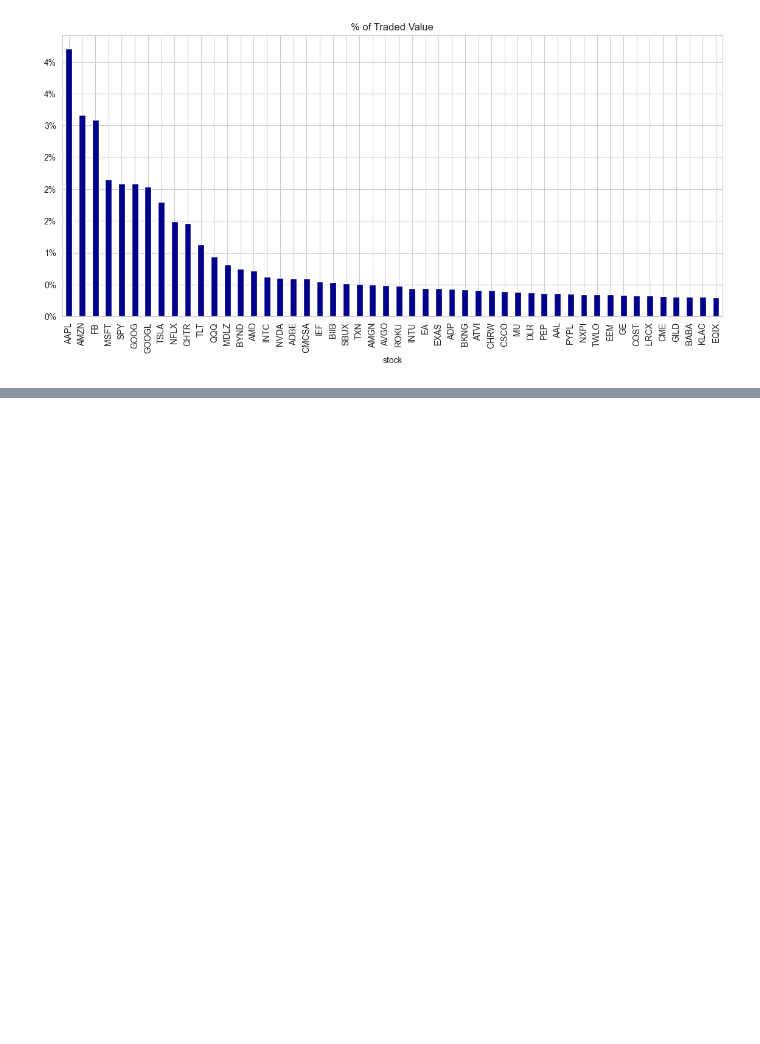
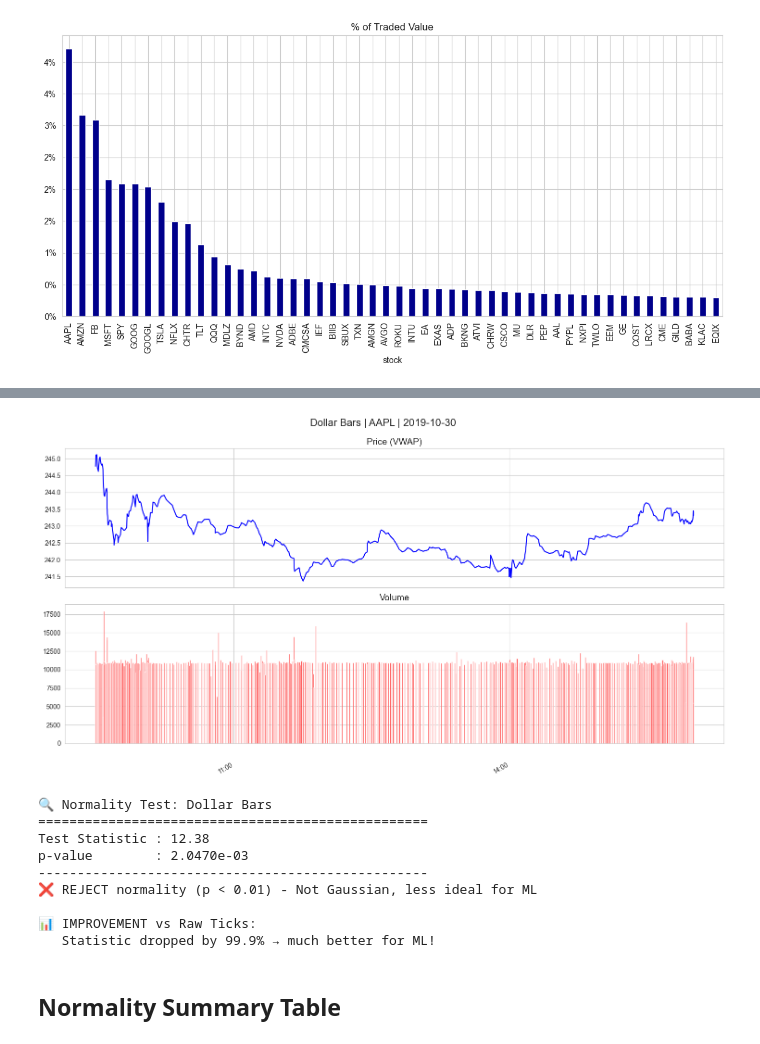
Before and after one commit to alanwnl/machine-learning-for-trading, a Jupyter notebook: 02_market_and_fundamental_data/01_NASDAQ_TotalView-ITCH_Order_Book/03_normalize_tick_data.ipynb, the cells around one changed output, grey strips where cells are left out. Drawn from its saved outputs; the diff is of its cells as text; code cells hidden in the pictures; blank space fills up the shorter version.

```diff
--- a/02_market_and_fundamental_data/01_NASDAQ_TotalView-ITCH_Order_Book/03_normalize_tick_data.ipynb
+++ b/02_market_and_fundamental_data/01_NASDAQ_TotalView-ITCH_Order_Book/03_normalize_tick_data.ipynb
@@ -282,0 +345,34 @@ price_volume(dollar_bars.set_index('timestamp'),
+# %%
+with pd.HDFStore(order_book_store) as store:
+    trades = store['{}/trades'.format(stock)]
+
+trades.price = trades.price.mul(1e-4)
+trades = trades[trades.cross == 0]
+trades = trades.between_time(market_open, market_close).drop('cross', axis=1)
+
+value_per_min = trades.shares.mul(trades.price).sum() / (60 * 7.5)
+trades['cumul_val'] = trades.shares.mul(trades.price).cumsum()
+
+df = trades.reset_index()
+by_value = df.groupby(df.cumul_val.div(value_per_min).round().astype(int))
+dollar_bars = pd.concat([by_value.timestamp.last().to_frame('timestamp'),
+                         get_bar_stats(by_value)], axis=1)
+
+price_volume(dollar_bars.set_index('timestamp'),
+             suptitle=f'Dollar Bars | {stock} | {pd.to_datetime(date).date()}')
+
+dollar_returns = dollar_bars.vwap.pct_change().dropna()
+dollar_result = test_normality(dollar_returns, name="Dollar Bars", baseline_stat=tick_stat, baseline_p=tick_p)
+# %% [output]
+[figure, added]
+🔍 Normality Test: Dollar Bars
+==================================================
+Test Statistic : 12.38
+p-value        : 2.0470e-03
+--------------------------------------------------
+❌ REJECT normality (p < 0.01) - Not Gaussian, less ideal for ML
+
+📊 IMPROVEMENT vs Raw Ticks:
+   Statistic dropped by 99.9% → much better for ML!
+# %% [markdown]
+ ## Normality Summary Table
```
Also changed, not shown: parts of 63 cells of this notebook, 3 other files.
